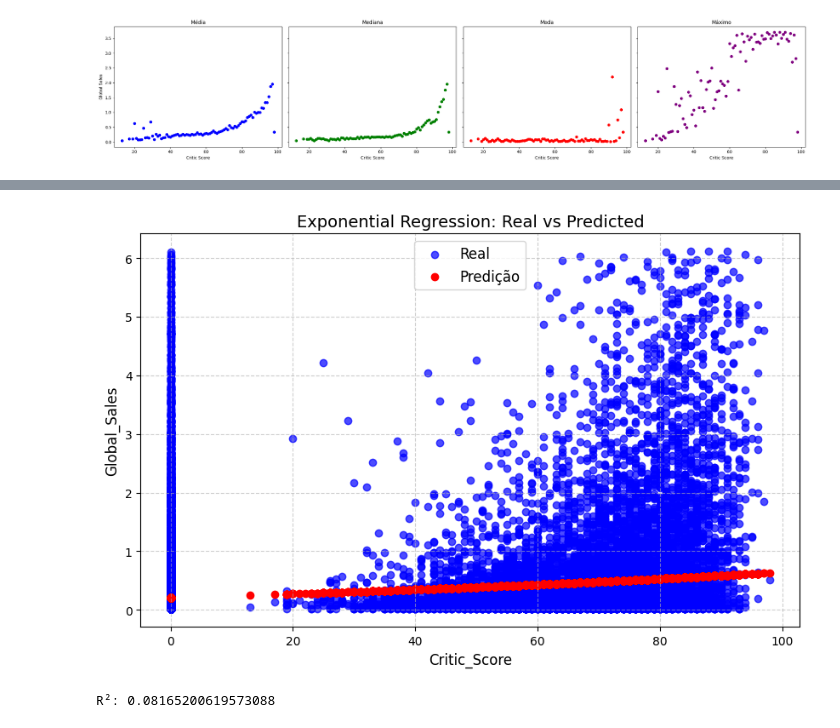
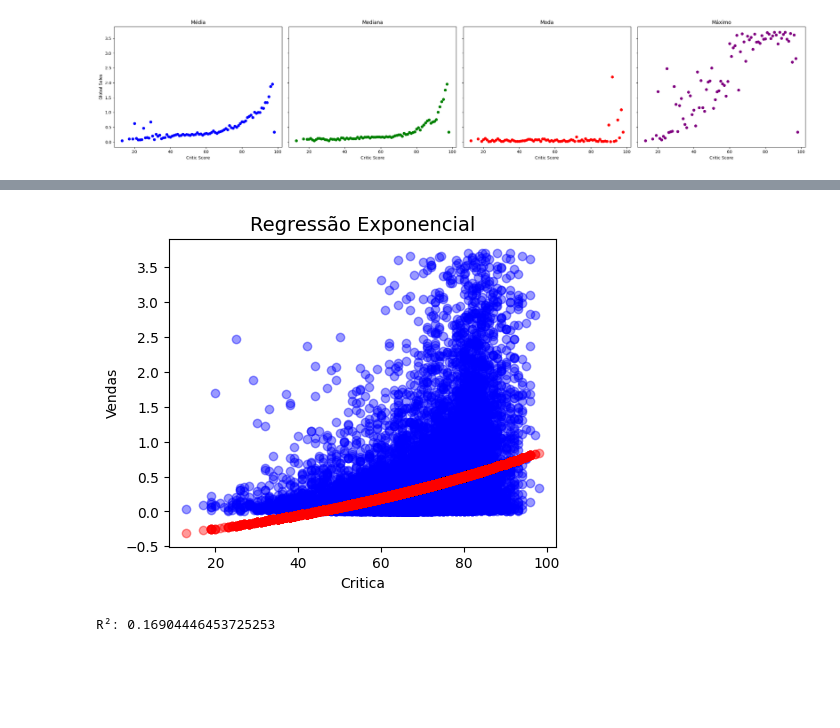
Before and after one commit to wolke412/topicos-4, a Jupyter notebook: regression.ipynb, the cells around one changed output, grey strips where cells are left out. Saved outputs shown, nothing was run; the diff lists cells and outputs as text; code cells hidden in the pictures; blank space fills up the shorter version.

```diff
--- a/regression.ipynb
+++ b/regression.ipynb
@@ -284,3 +134,5 @@ plt.show()
+# %%
+fdf = df.copy().dropna()
 # %%
 fig, axes = plt.subplots(1, 1, figsize=(5, 4))
 fig.suptitle("Visualizing Long-Tail Distribution")
@@ -342,29 +184,30 @@ from sklearn.preprocessing import StandardScaler
 # %%
-fdf = df.copy()
-xcol = "Critic_Score"
+
+xcol = [ "Critic_Score" ]
 ycol = "Global_Sales"
 
-X = fdf[[xcol]].values
+X = fdf[xcol].values
 y = fdf[ycol].values
 
 y = np.log1p( y )
-y = np.sqrt( y )
+
+model = LinearRegression()
 
 model.fit(X, y)
 
 y_pred = model.predict(X)
 
-plt.figure(figsize=(10, 6))
-plt.scatter(X, np.square(np.expm1(y)), color='blue', label='Real', alpha=0.7)
-plt.scatter(X, np.square(np.expm1(y_pred)), color='red', label='Predição')
-plt.title('Exponential Regression: Real vs Predicted', fontsize=14)
-plt.xlabel(xcol, fontsize=12)
-plt.ylabel(ycol, fontsize=12)
-plt.legend(fontsize=12)
-plt.grid(True, linestyle='--', alpha=0.6)
+plt.figure(figsize=(5, 4))
+
+plt.scatter(X, np.expm1(y), color='blue', label='Real', alpha=0.4)
+plt.scatter(X, np.expm1(y_pred), color='red', label='Predição', alpha=.4)
+
+plt.title('Regressão Exponencial', fontsize=14)
+plt.xlabel("Critica")
+plt.ylabel("Vendas")
 plt.show()
 
 print( f"R²: {model.score(X, y)}" )
 # %% [output]
-[figure, old version]
+[figure, new version]
-R²: 0.08165200619573088
+R²: 0.16904446453725253
```
Also changed, not shown: parts of 21 cells of this notebook, 1 other file.
